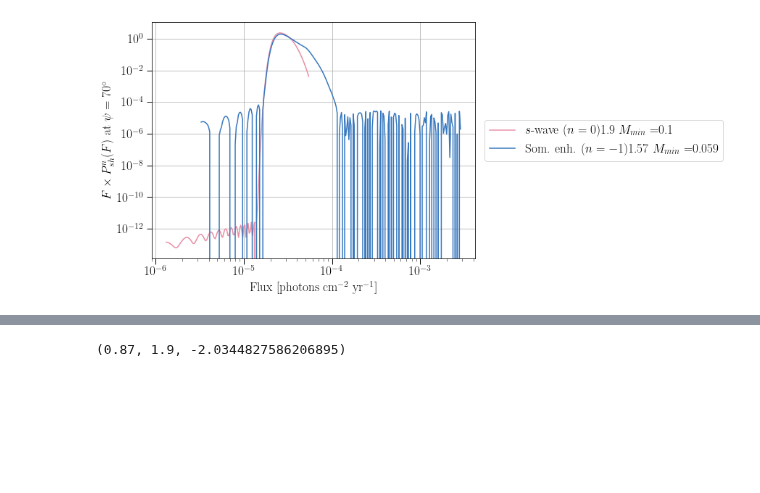
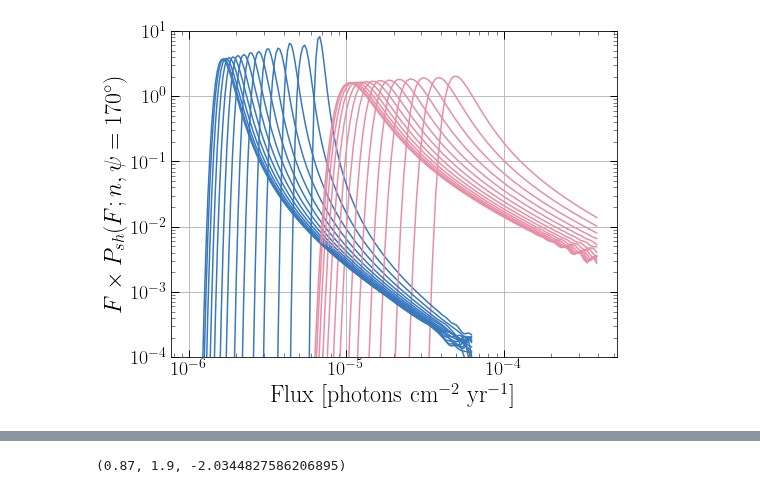
Before and after one commit to runburg/dm_gal_substructure, a Jupyter notebook: paper_plots.ipynb, the cells around one changed output, grey strips where cells are left out. Saved outputs shown, nothing was run; the diff lists cells and outputs as text; code cells hidden in the pictures; blank space fills up the shorter version.

Commit message:
Updated for paper

```diff
--- a/paper_plots.ipynb
+++ b/paper_plots.ipynb
@@ -163,9 +175,11 @@ fig.savefig('./output/plots/psh_ssom.pdf', bbox_extra_artists=(lgd,), bbox_inche
 fig, ax = plt.subplots(figsize=(8, 6))
 lss = iter(['-', '--', ':', '-.'])
 
-psi = 70
+psi = 100
 
-files, mmins, betas = ['./output/n0_pshfunc_beta19_Mmin1e-1.npz', './output/n-1_pshfunc_beta16_Mmin59e-3.npz'], [1e-1, 5.9e-2], [1.9, 1.57]
+files, mmins, betas = ['./output/n0_pshfunc_paper.npz', './output/n-1_pshfunc_paper.npz'], [1e-2, 1e-2], [1.9, 1.9]
+# files, mmins, betas = ['./output/n0_pshfunc_beta19_Mmin1e-1.npz', './output/n-1_pshfunc_beta16_Mmin59e-3.npz'], [1e-1, 5.9e-2], [1.9, 1.57]
+# files, mmins, betas = ['./output/n0_pshfunc_eric.npz', './output/n-1_pshfunc_eric.npz'], [1e0, 2.13], [1.9, 1.57]
 # files, mmins, betas = ['./output/n-1_pshfunc_beta1579_Mmin59e-3.npz', './output/n-1_pshfunc_beta16_Mmin59e-3.npz'], [1e-1, 5.9e-2], [1.9, 1.57]
 # files, mmins, betas = ['./output/n-1_pshfunc_beta19_Mmin1.npz', './output/n-1_pshfunc_beta16_Mmin1.npz'], [1e-1, 5.9e-2], [1.9, 1.57]
 with np.load(files[0]) as f:
@@ -174,40 +188,46 @@ with np.load(files[0]) as f:
     psh2d = f['psh']
 
 pshfunc2d = intp.interp2d(psis, fluxes, np.nan_to_num(psh2d), bounds_error=False, fill_value=0)
-sfluxes = fluxes[10:-105]
+sfluxes = fluxes[30:-120]
 spsh = fluxes[psh2d[0].argmax()]
 
 with np.load(files[1]) as f:
     psis = f['psi']
     fluxes = f['flux']
     psh2d = f['psh']
 
 psh2d[psh2d < 0] = 0
 
 #     print(psh2d)
 sompshfunc2d = intp.interp2d(psis, fluxes, np.nan_to_num(psh2d), bounds_error=False, fill_value=0)
-somfluxes = fluxes[5:]
+somfluxes = fluxes[1:-100]
 
 
 # shift_som = somfluxes[(somfluxes*sompshfunc2d(psi, somfluxes).T).argmax()] / sfluxes[(sfluxes*pshfunc2d(psi, sfluxes).T).argmax()]
 shift_som = 0.35
+shift_som = 1
 # psh2d *= shift_som
 # fluxes /= shift_som
 
 ls = next(lss)
-ax.plot(sfluxes, sfluxes * pshfunc2d(psi, sfluxes).flatten(), label=n_labels[0]+str(betas[0]) + '  $M_{min}=$' + str(mmins[0]), color=colors[0], ls=ls)
-ax.plot(somfluxes / shift_som, somfluxes * sompshfunc2d(psi, somfluxes).flatten(), label=n_labels[-1]+str(betas[1]) + ' $M_{min}=$' + str(mmins[1]), color=colors[-1], ls=ls)
+for psi in range(40, 180, 10):
+    ax.plot(sfluxes, sfluxes * pshfunc2d(psi, sfluxes).flatten(), label=n_labels[0], color=colors[0], ls=ls)
+    ax.plot(somfluxes / shift_som, somfluxes * sompshfunc2d(psi, somfluxes).flatten(), label=n_labels[-1], color=colors[-1], ls=ls)
+
+# ax.plot(sfluxes, sfluxes * pshfunc2d(psi, sfluxes).flatten(), label=n_labels[0]+str(betas[0]) + '  $M_{min}=$' + str(mmins[0]), color=colors[0], ls=ls)
+# ax.plot(somfluxes / shift_som, somfluxes * sompshfunc2d(psi, somfluxes).flatten(), label=n_labels[-1]+str(betas[1]) + ' $M_{min}=$' + str(mmins[1]), color=colors[-1], ls=ls)
 
 ax.set_xscale('log')
 ax.set_yscale('log')
 ax.set_xlabel(r'Flux [photons cm$^{-2}$ yr$^{-1}$]')
-ax.set_ylabel(rf'$F \times P^n_{{sh}}(F)$ at $\psi={psi}^\circ$')
+ax.set_ylabel(rf'$F \times P_{{sh}}(F;n,\psi={psi}^\circ)$')
 
 # ax.set_xlim(left=2e-6, right=1e-3)
-#     ax.set_ylim(bottom=1e-4, top=100)
+ax.set_ylim(bottom=1e-4, top=10)
 ax.grid()
-lgd = ax.legend(loc='center left', bbox_to_anchor=(1.01, 0.5))
+# lgd = ax.legend(loc='upper right')
+# lgd = ax.legend(loc='center left', bbox_to_anchor=(1.01, 0.5))
 
-fig.savefig('./output/plots/psh_ssom.pdf', bbox_extra_artists=(lgd,), bbox_inches='tight')
+# fig.savefig('./output/plots/psh_ssom.pdf', bbox_extra_artists=(lgd,), bbox_inches='tight')
 # %% [output]
-[figure, old version]
+[figure, new version]
```
Also changed, not shown: parts of 15 cells of this notebook, 32 other files.
